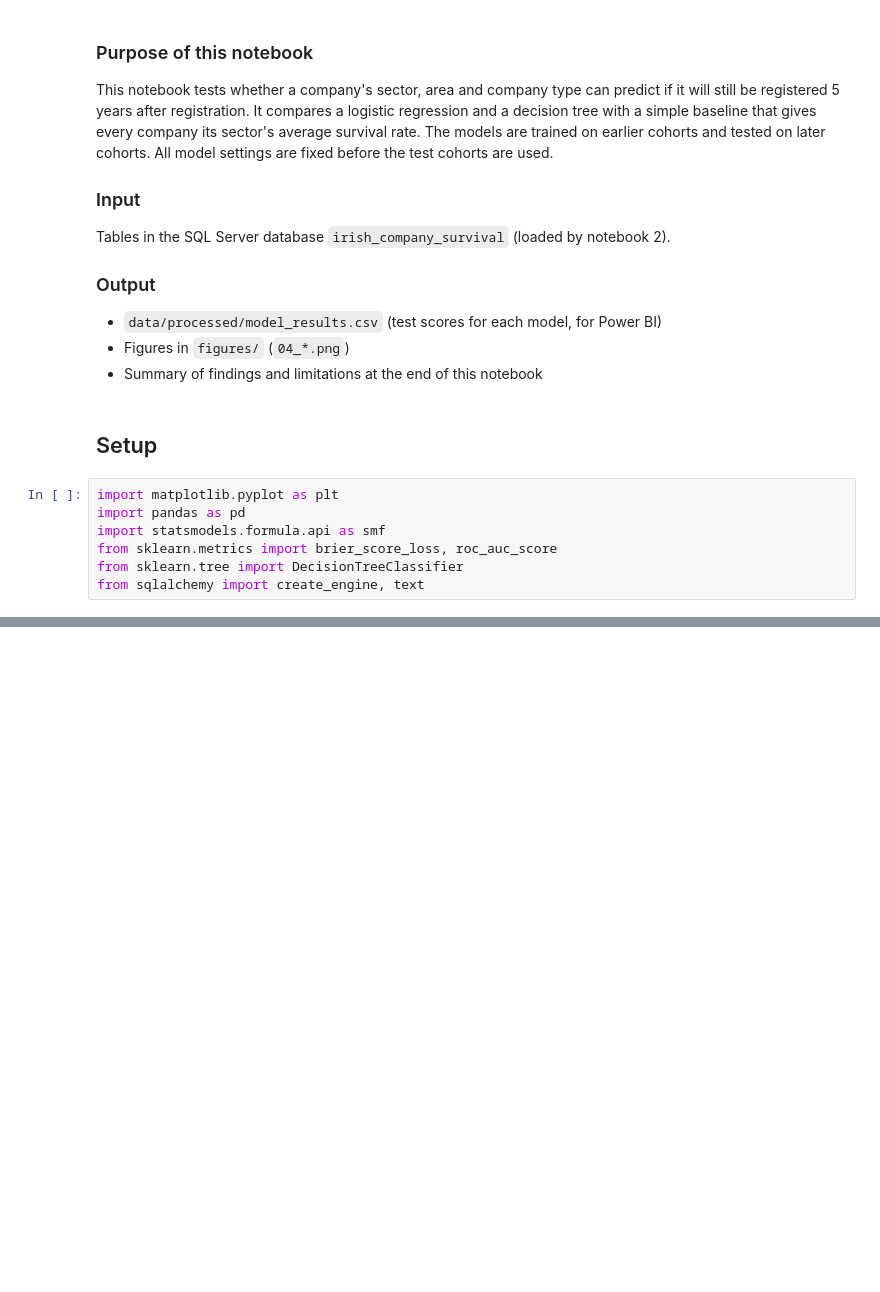
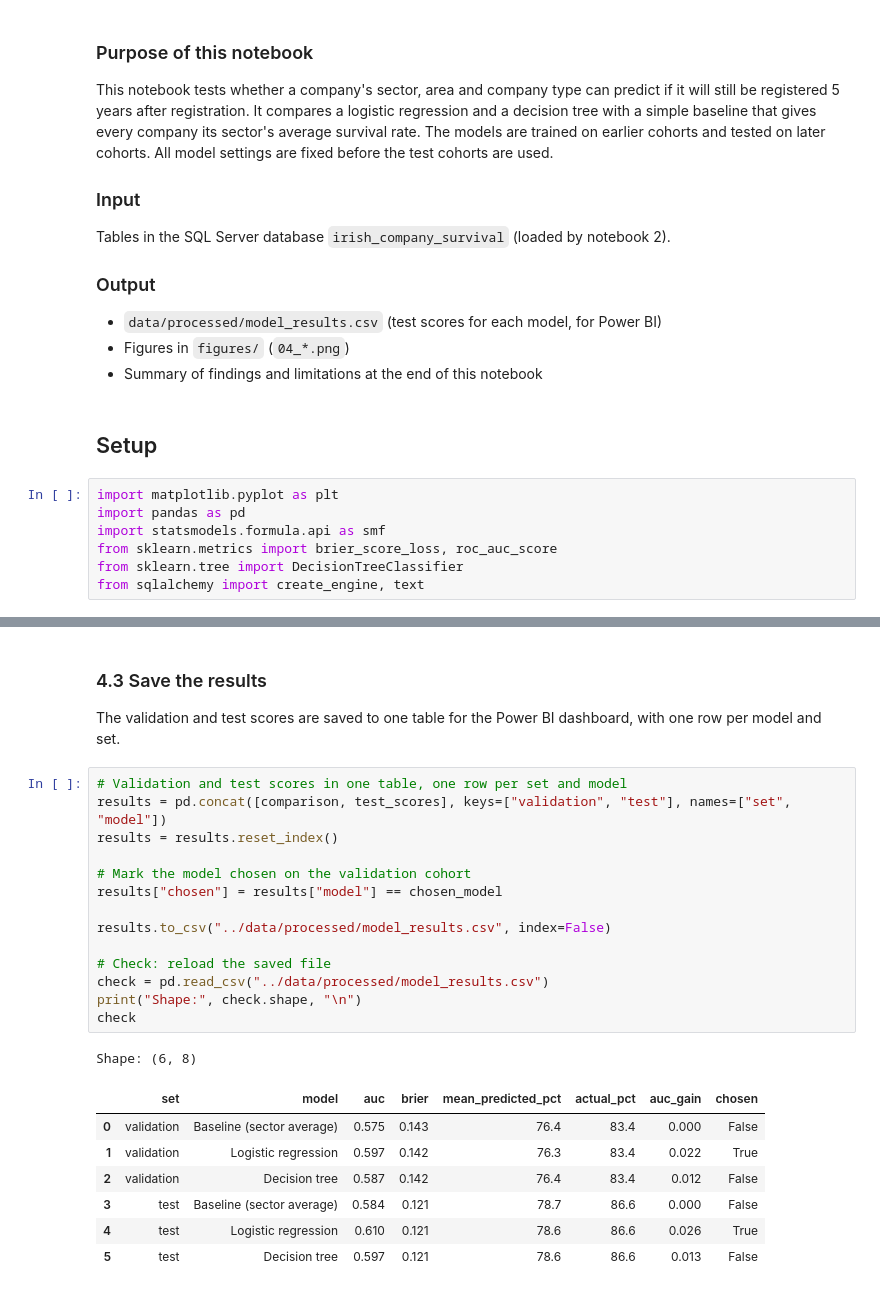
Before and after one commit to temulenbd/irish-company-survival-analysis, a Jupyter notebook: notebooks/4_survival_model.ipynb, the cells around one changed output, grey strips where cells are left out. Drawn from its saved outputs; the diff is of its cells as text; blank space fills up the shorter version.

```diff
--- a/notebooks/4_survival_model.ipynb
+++ b/notebooks/4_survival_model.ipynb
@@ -26,0 +461,27 @@ from sqlalchemy import create_engine, text
+# %% [markdown]
+### 4.3 Save the results
+
+The validation and test scores are saved to one table for the Power BI dashboard, with one row per model and set.
+# %%
+# Validation and test scores in one table, one row per set and model
+results = pd.concat([comparison, test_scores], keys=["validation", "test"], names=["set", "model"])
+results = results.reset_index()
+
+# Mark the model chosen on the validation cohort
+results["chosen"] = results["model"] == chosen_model
+
+results.to_csv("../data/processed/model_results.csv", index=False)
+
+# Check: reload the saved file
+check = pd.read_csv("../data/processed/model_results.csv")
+print("Shape:", check.shape, "\n")
+check
+# %% [output]
+Shape: (6, 8)
+|  | set | model | auc | brier | mean_predicted_pct | actual_pct | auc_gain | chosen |
+| 0 | validation | Baseline (sector average) | 0.575 | 0.143 | 76.4 | 83.4 | 0.000 | False |
+| 1 | validation | Logistic regression | 0.597 | 0.142 | 76.3 | 83.4 | 0.022 | True |
+| 2 | validation | Decision tree | 0.587 | 0.142 | 76.4 | 83.4 | 0.012 | False |
+| 3 | test | Baseline (sector average) | 0.584 | 0.121 | 78.7 | 86.6 | 0.000 | False |
+| 4 | test | Logistic regression | 0.610 | 0.121 | 78.6 | 86.6 | 0.026 | True |
+| 5 | test | Decision tree | 0.597 | 0.121 | 78.6 | 86.6 | 0.013 | False |
```
Also changed, not shown: parts of 40 cells of this notebook, 2 other files.
